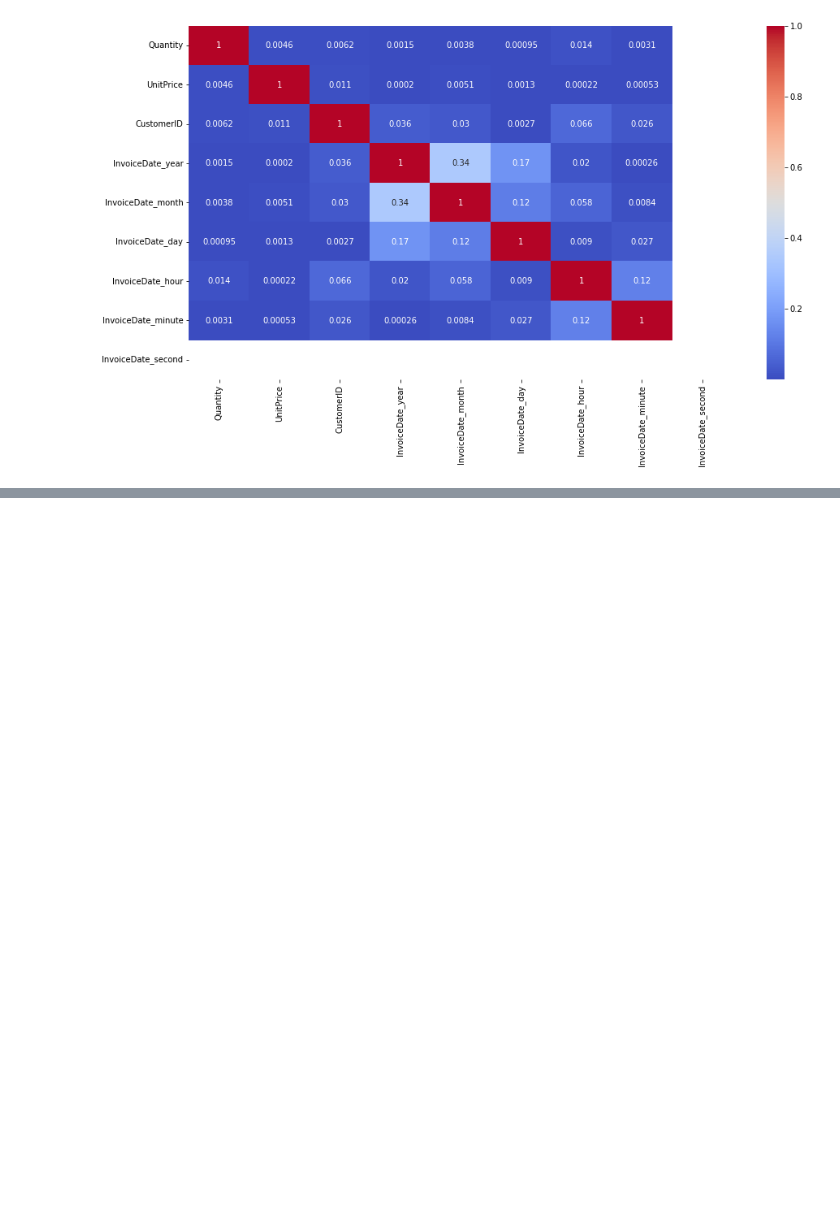
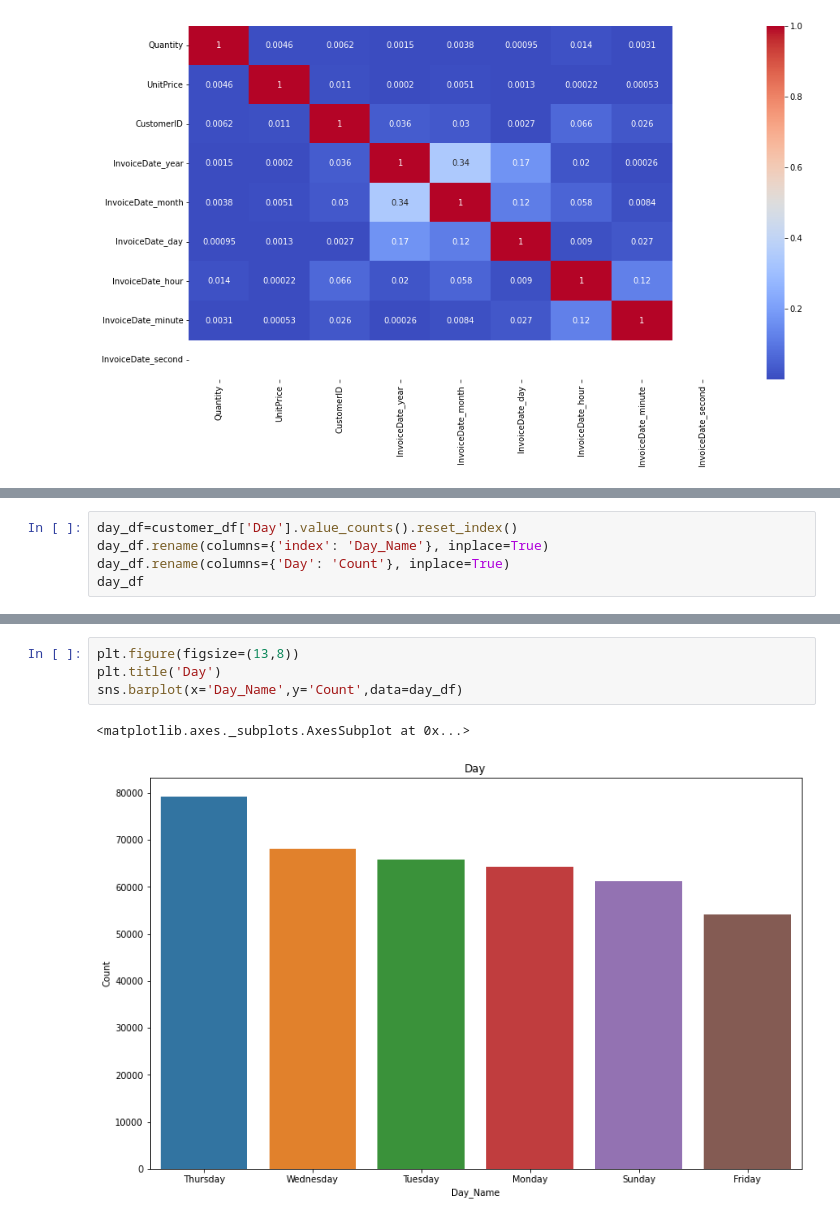
Before and after one commit to kiranahire03/Online-Retail-Customer-Segmentation, a Jupyter notebook: Online_Retail_Customer_Segmentation_(Kiran_Ahire).ipynb, the cells around one changed output, grey strips where cells are left out. Cells and saved outputs as stored; diff of their text form; blank space fills up the shorter version.

```diff
--- a/Online_Retail_Customer_Segmentation_(Kiran_Ahire).ipynb
+++ b/Online_Retail_Customer_Segmentation_(Kiran_Ahire).ipynb
@@ -400,0 +592,5 @@ sns.heatmap(abs(correlation), annot=True, cmap='coolwarm')
+# %%
+day_df=customer_df['Day'].value_counts().reset_index()
+day_df.rename(columns={'index': 'Day_Name'}, inplace=True)
+day_df.rename(columns={'Day': 'Count'}, inplace=True)
+day_df
@@ -400,0 +605,7 @@ sns.heatmap(abs(correlation), annot=True, cmap='coolwarm')
+# %%
+plt.figure(figsize=(13,8))
+plt.title('Day')
+sns.barplot(x='Day_Name',y='Count',data=day_df)
+# %% [output]
+<matplotlib.axes._subplots.AxesSubplot at 0x...>
+[figure, added]
```
Also changed, not shown: parts of 36 cells of this notebook.
